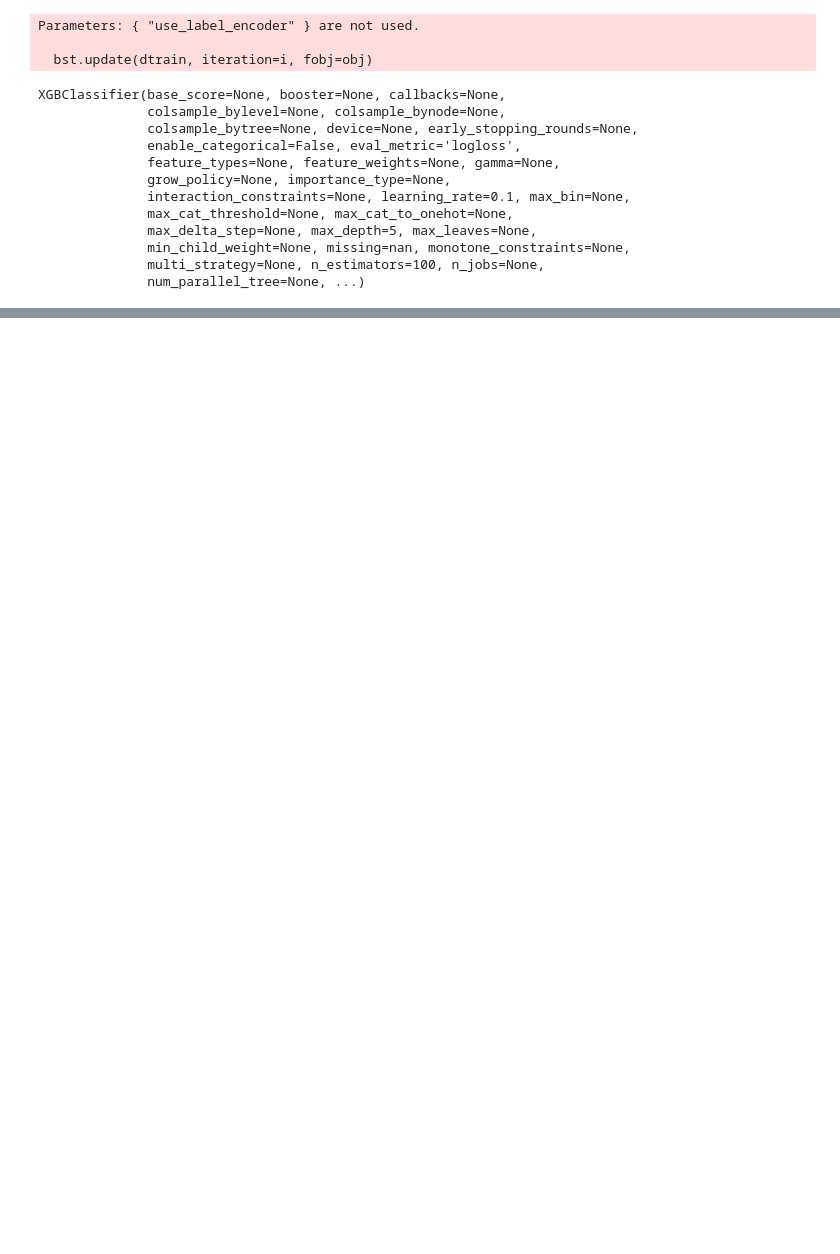
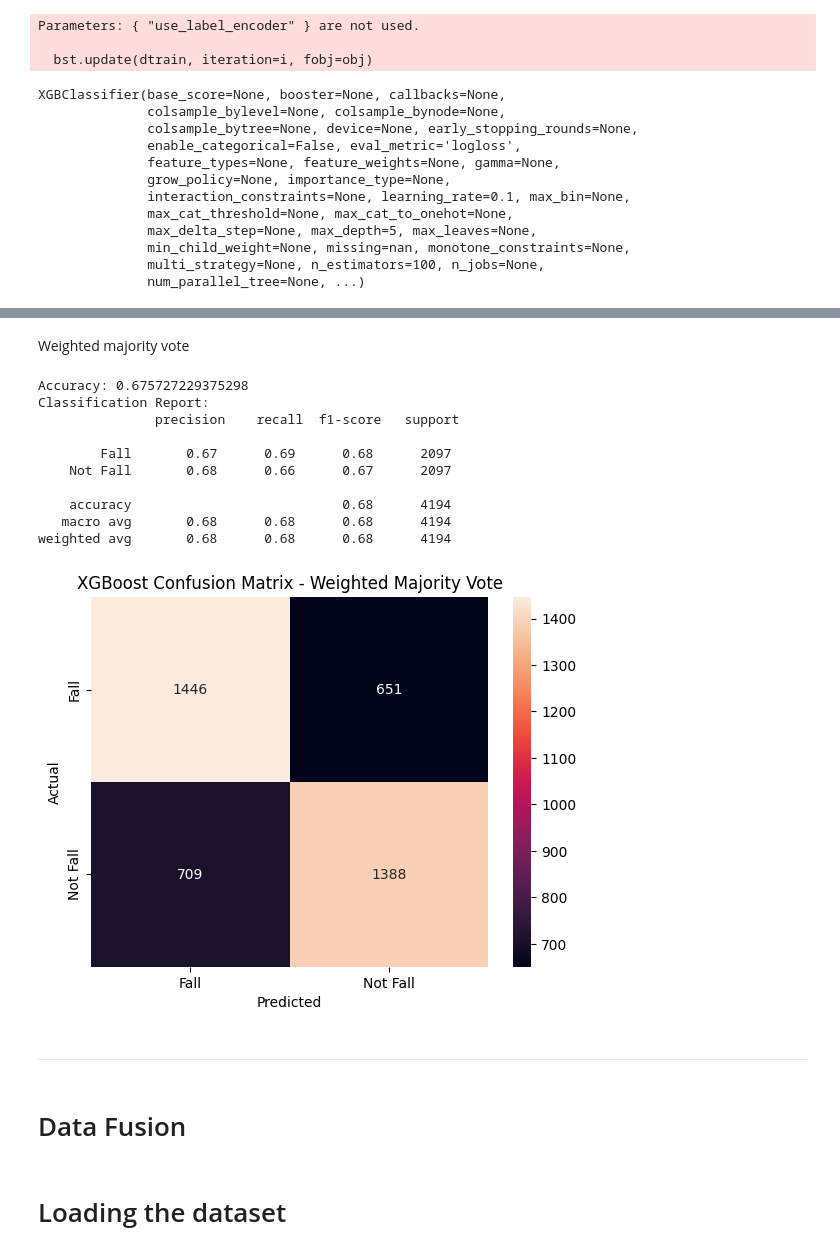
Before and after one commit to ErfanJoodi/Data-Fusion-methods-on-Sis-Fall-dataset, a Jupyter notebook: SisFall-Bagging.ipynb, the cells around one changed output, grey strips where cells are left out. Saved outputs shown, nothing was run; the diff lists cells and outputs as text; code cells hidden in the pictures; blank space fills up the shorter version.

```diff
--- a/SisFall-Bagging.ipynb
+++ b/SisFall-Bagging.ipynb
@@ -94,15 +123,10 @@ y_pred_svm= svm_clf.predict(X_test)
 y_pred_rf= rf_clf.predict(X_test)
 y_pred_xgb= xgb_clf.predict(X_test)
 
-# Majority voting function
-def majority_vote(predictions):
-    """
-    predictions: list of np.array, each with predicted labels
-    returns: np.array of majority voted predictions
-    """
-    preds_stack= np.vstack(predictions)
-    majority_pred, _= mode(preds_stack, axis= 0)
-    return majority_pred.ravel()
-
 # Combine predictions by majority vote
 y_pred_ensemble= majority_vote([y_pred_svm, y_pred_rf, y_pred_xgb])
+
+# Calculating the weights for weighted majority vote
+weights= [accuracy_score(y_test, y_pred_svm), accuracy_score(y_test, y_pred_rf), accuracy_score(y_test, y_pred_xgb)]
+# Combine predictions by weighted majority vote
+y_pred_ensemble_weighted= weighted_majority_voting([y_pred_svm, y_pred_rf, y_pred_xgb], weights)
@@ -131,0 +158,31 @@ weighted avg       0.68      0.68      0.68      4194
+# %% [markdown]
+Weighted majority vote
+# %%
+print("Accuracy:", accuracy_score(y_test, y_pred_ensemble_weighted))
+print("Classification Report:\n", classification_report(y_test, y_pred_ensemble_weighted, target_names= label_encoder.classes_))
+
+# Confusion Matrix
+cm= confusion_matrix(y_test, y_pred_ensemble_weighted)
+sns.heatmap(cm, annot= True, fmt= 'd', xticklabels= label_encoder.classes_, yticklabels= label_encoder.classes_)
+plt.title("XGBoost Confusion Matrix - Weighted Majority Vote")
+plt.xlabel("Predicted")
+plt.ylabel("Actual")
+plt.show()
+# %% [output]
+Accuracy: 0.675727229375298
+Classification Report:
+               precision    recall  f1-score   support
+
+        Fall       0.67      0.69      0.68      2097
+    Not Fall       0.68      0.66      0.67      2097
+
+    accuracy                           0.68      4194
+   macro avg       0.68      0.68      0.68      4194
+weighted avg       0.68      0.68      0.68      4194
+[figure, added]
+# %% [markdown]
+----
+# %% [markdown]
+# Data Fusion
+# %% [markdown]
+# Loading the dataset
```
Also changed, not shown: parts of 15 cells of this notebook.
